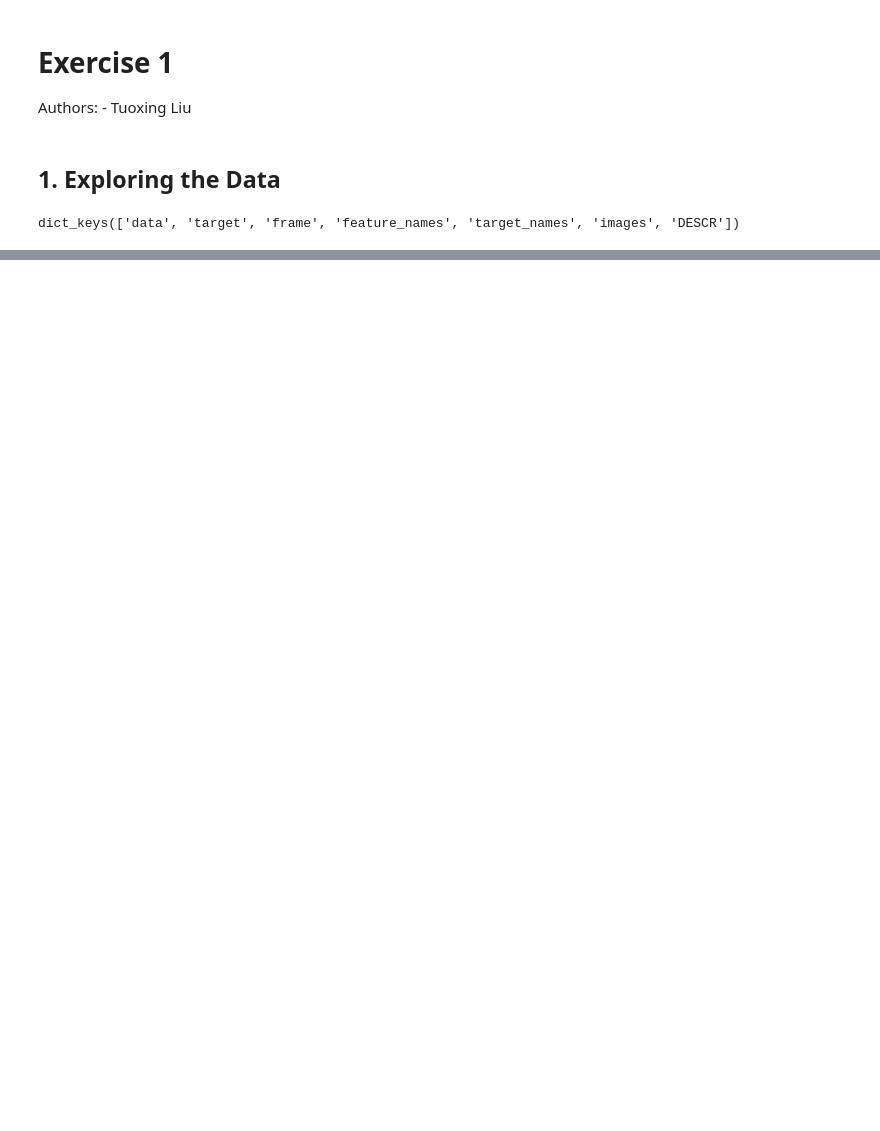
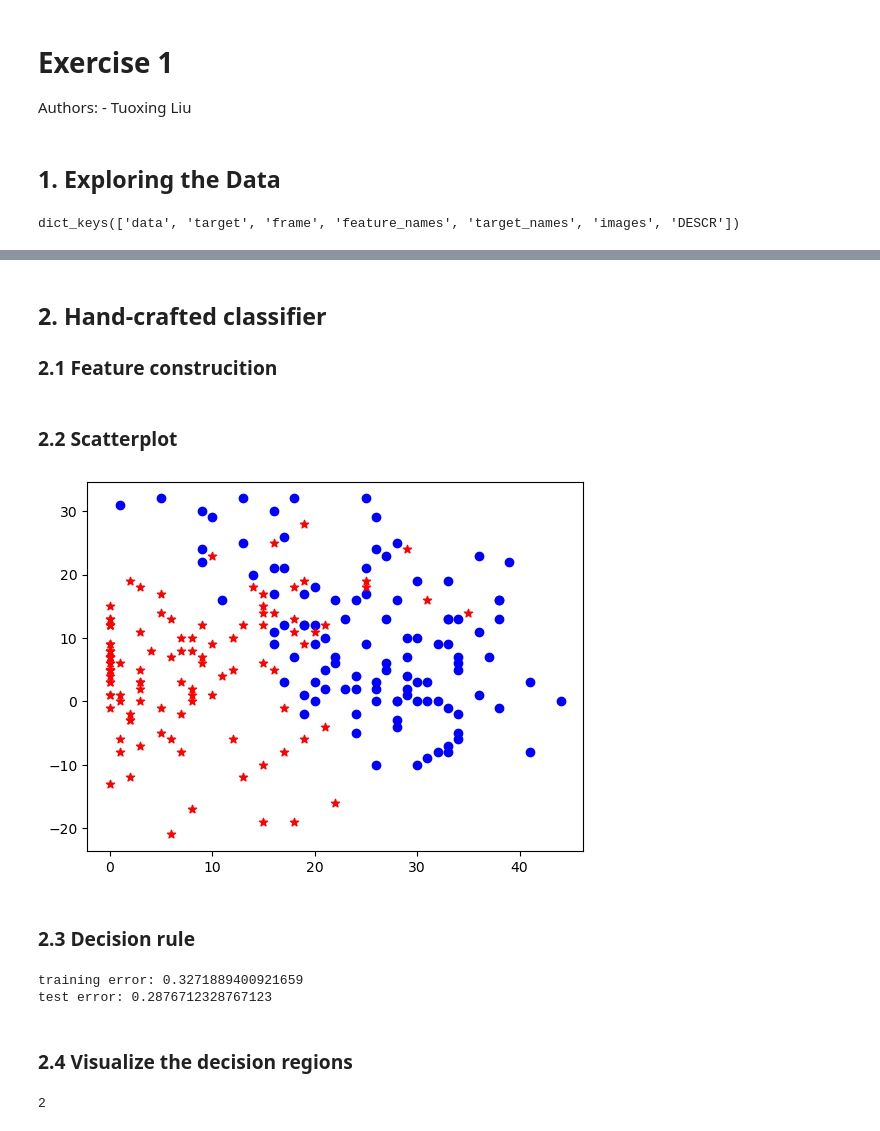
Before and after one commit to Lennox-Elaphurus/ML-Essentials-homework, a Jupyter notebook: Lennox/exercise 1/exercise1.ipynb, the cells around one changed output, grey strips where cells are left out. Saved outputs shown, nothing was run; the diff lists cells and outputs as text; code cells hidden in the pictures; blank space fills up the shorter version.

```diff
--- a/Lennox/exercise 1/exercise1.ipynb
+++ b/Lennox/exercise 1/exercise1.ipynb
@@ -53,0 +57,76 @@ model_selection.train_test_split(X_all,y_all,test_size = 0.4, random_state= 0)
+# %% [markdown]
+## 2. Hand-crafted classifier
+
+### 2.1 Feature construcition
+# %%
+from scipy.signal import argrelextrema
+def features2d(datas):
+    features=[]
+    for data in datas:
+        mask = data > 12
+        features.append([data[18]+data[26]+data[34]+data[42],data[11]+data[19]-data[35]-data[43]])
+
+    return features
+# %% [markdown]
+### 2.2 Scatterplot
+# %%
+# X_train
+# y_train
+
+features = features2d(X_train)
+def draw_feature(features,label):
+    for feature,y in zip(features,label):
+        if y == 3 or y == -1:
+            marker = "*"
+            color = "red"
+        elif y == 9 or y == 1:
+            marker ="o"
+            color = "blue"
+        plt.scatter(feature[0],feature[1],marker=marker,color=color)
+    plt.show()
+
+draw_feature(features,y_train)
+# %% [output]
+[figure, added]
+# %% [markdown]
+### 2.3 Decision rule
+# %%
+def nearest_mean(training_features, training_labels, test_festures):
+    t_features = np.array(training_features)
+    t_labels = np.array(training_labels)
+
+    f_negetive = t_features[t_labels == -1].mean()
+    f_positive = t_features[t_labels == 1].mean()
+
+    labels = []
+    for f in test_festures:
+        if abs(f-f_negetive).sum() > abs(f-f_positive).sum():
+            labels.append(1)
+        else:
+            labels.append(-1)
+
+    return labels
+
+
+train_features = features2d(X_train)
+test_features = features2d(X_test)
+
+test_labels = nearest_mean(train_features, y_train, test_features)
+train_labels = nearest_mean(train_features, y_train, train_features)
+
+training_error = abs(train_labels - y_train).sum()/(2*len(y_train))
+test_error = abs(test_labels - y_test).sum()/(2*len(y_test))
+print(f"training error: {training_error}")
+print(f"test error: {test_error}")
+# %% [output]
+training error: 0.3271889400921659
+test error: 0.2876712328767123
+# %% [markdown]
+### 2.4 Visualize the decision regions
+# %%
+f1 = np.linspace(0,50,200)
+f2 = np.linspace(-10,40,200)
+
+len(np.meshgrid(f1,f2))
+# %% [output]
+2
```
Also changed, not shown: parts of 2 cells of this notebook, 1 other file.
